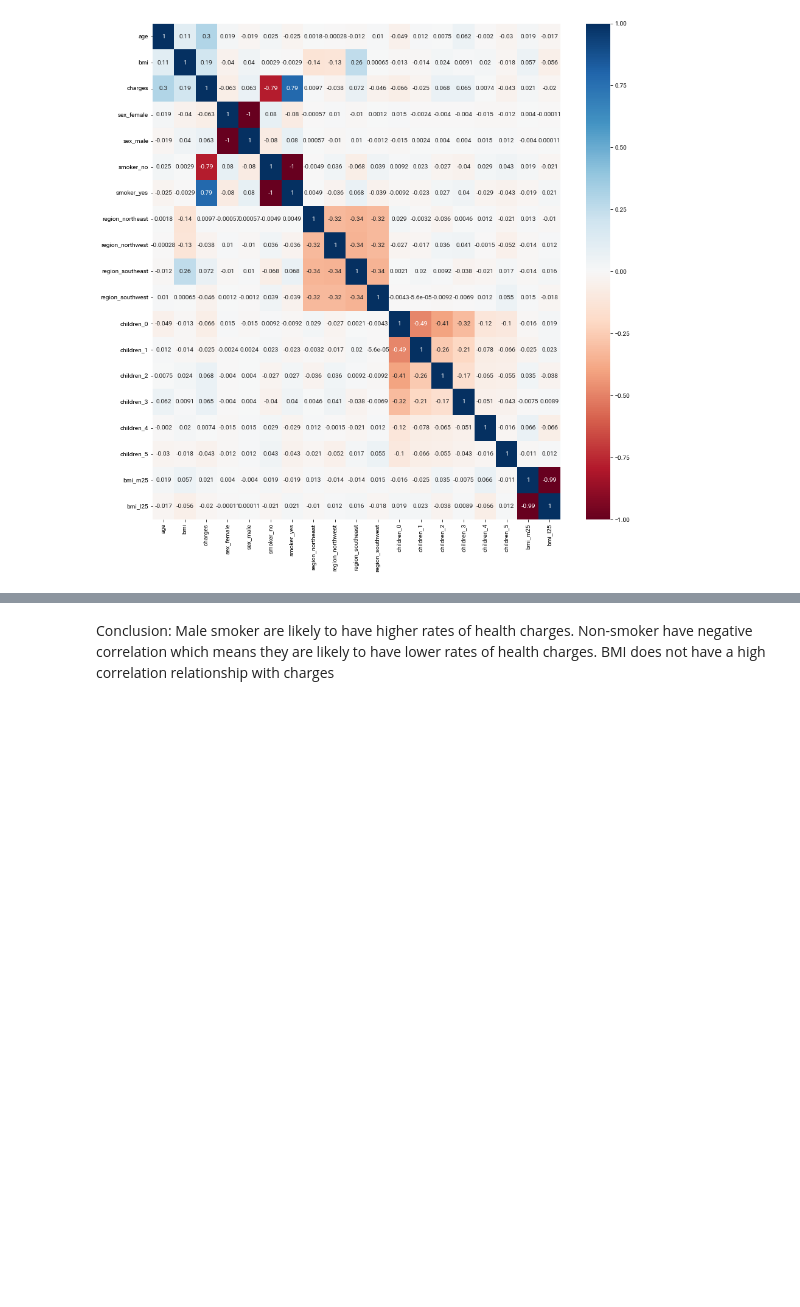
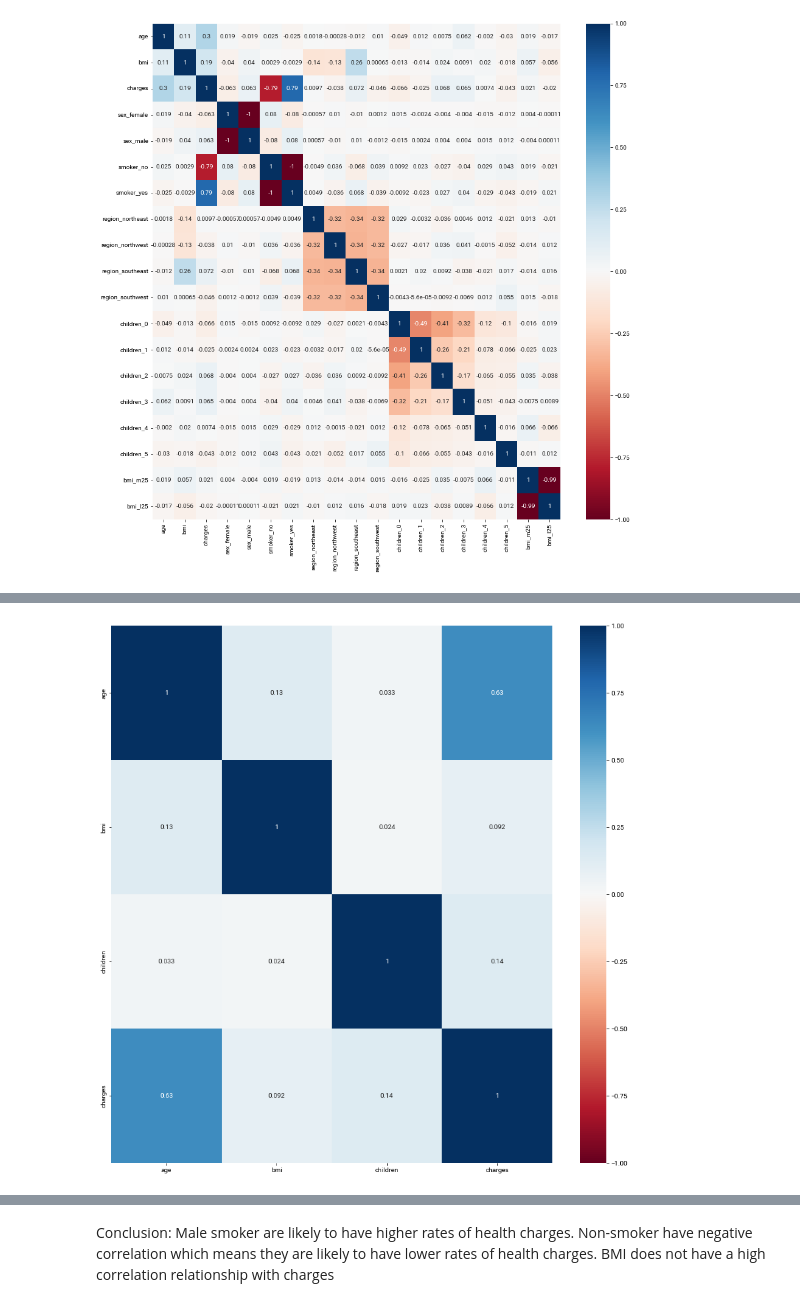
Before and after one commit to dwipaalfarisi/ads-projects, a Jupyter notebook: probability/main.ipynb, the cells around one changed output, grey strips where cells are left out. Cells and saved outputs as stored; diff of their text form; code cells hidden in the pictures; blank space fills up the shorter version.

```diff
--- a/probability/main.ipynb
+++ b/probability/main.ipynb
@@ -1228,0 +1242,13 @@ plt.show();
+# %%
+# plot correlation for non smoker
+plt.subplots(figsize=(15, 15))
+sns.heatmap(
+    (insurance_data.loc[insurance_data['smoker'] == 'no']).corr(),
+    cmap=corrMatrix,
+    vmin=-1,
+    vmax=1,
+    annot=True)
+
+plt.show();
+# %% [output]
+[figure, added]
```
Also changed, not shown: parts of 6 cells of this notebook.
